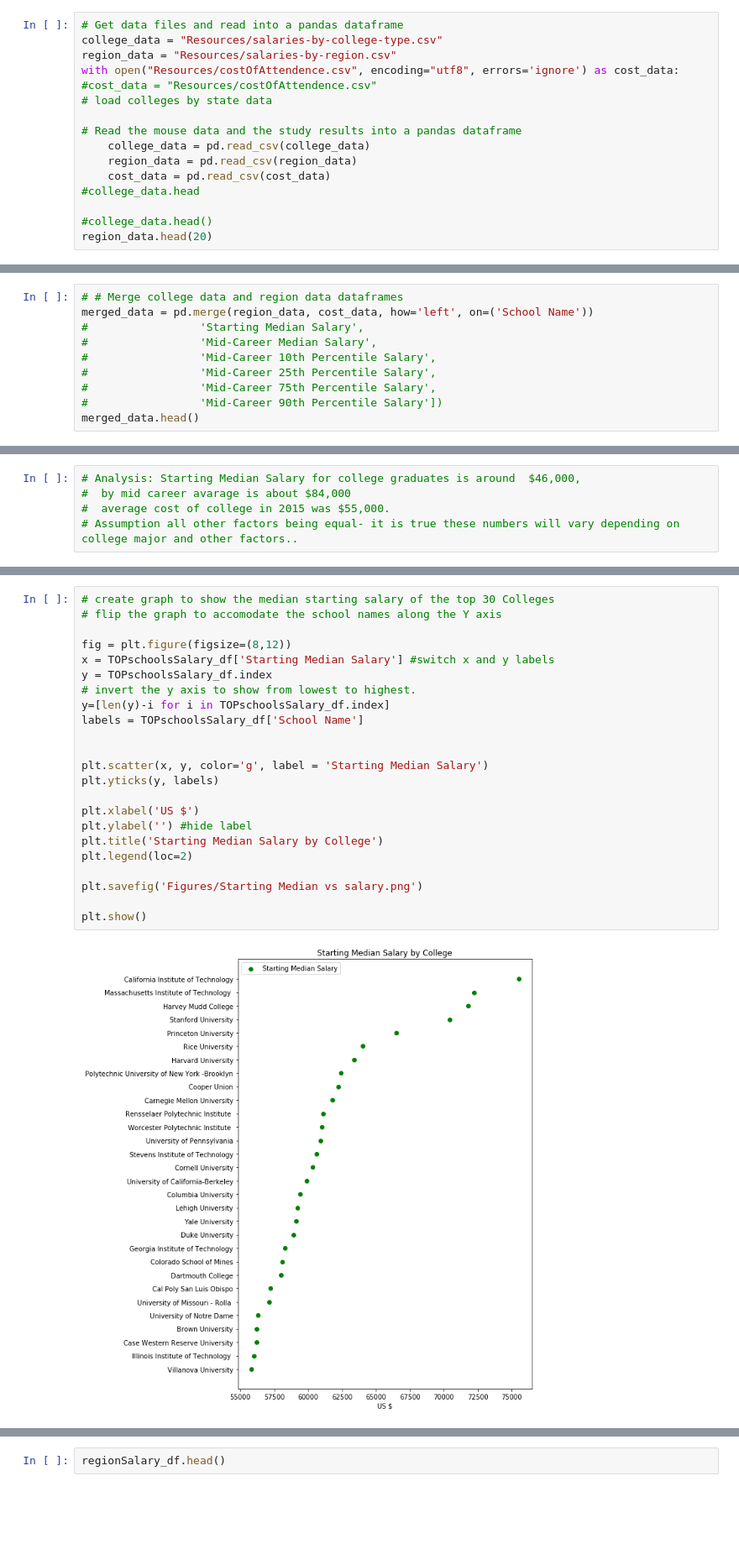
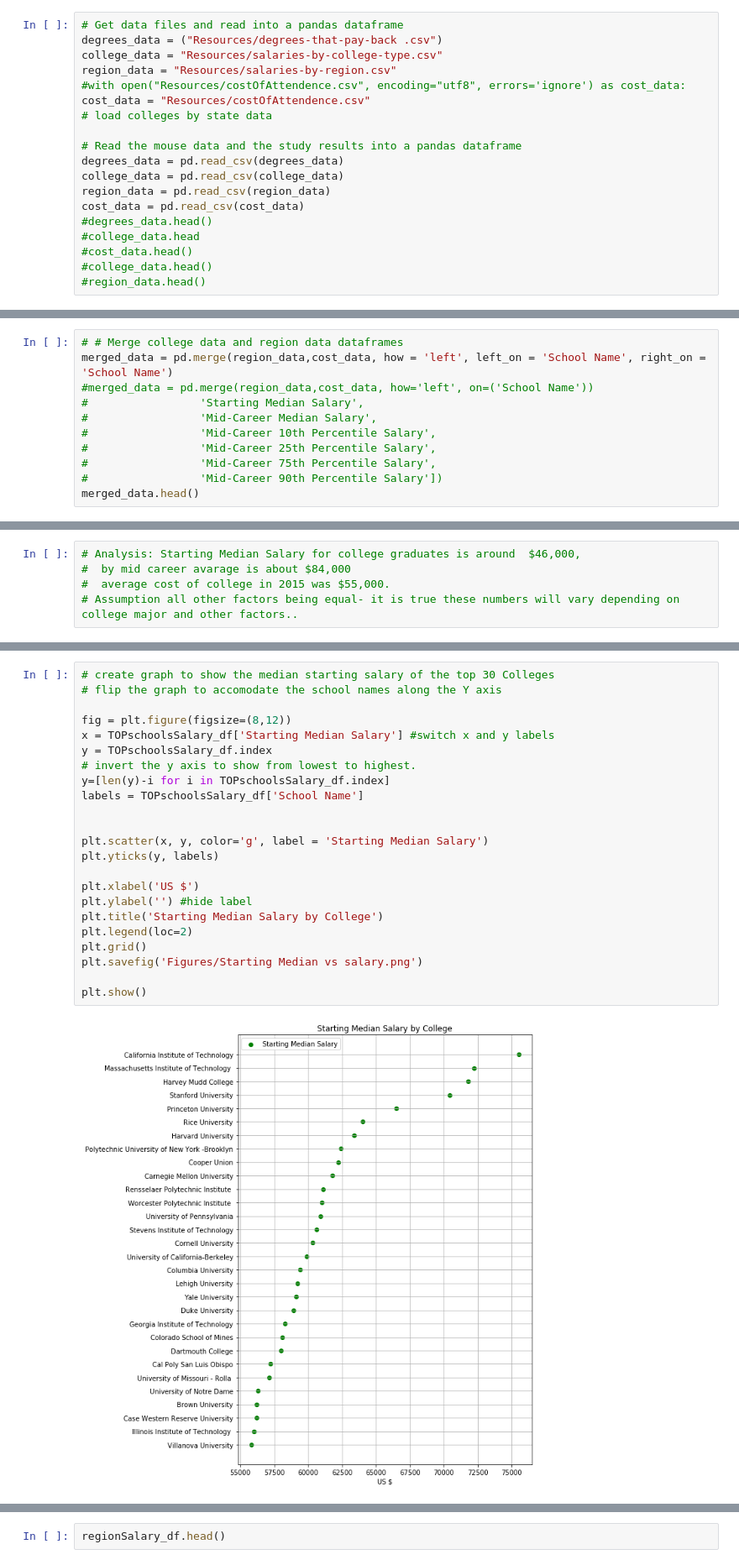
Before and after one commit to clkessler220/project-1-team-5, a Jupyter notebook: TeamProject1.ipynb, the cells around one changed output, grey strips where cells are left out. Shown at 84% size. Saved outputs shown, nothing was run; the diff lists cells and outputs as text; blank space fills up the shorter version.

```diff
--- a/TeamProject1.ipynb
+++ b/TeamProject1.ipynb
@@ -16,17 +21,20 @@ from scipy.stats import linregress
 ## Load Project Data
 # %%
 # Get data files and read into a pandas dataframe
+degrees_data = ("Resources/degrees-that-pay-back .csv")
 college_data = "Resources/salaries-by-college-type.csv"
 region_data = "Resources/salaries-by-region.csv"
-with open("Resources/costOfAttendence.csv", encoding="utf8", errors='ignore') as cost_data:
-#cost_data = "Resources/costOfAttendence.csv"
+#with open("Resources/costOfAttendence.csv", encoding="utf8", errors='ignore') as cost_data:
+cost_data = "Resources/costOfAttendence.csv"
 # load colleges by state data
 
 # Read the mouse data and the study results into a pandas dataframe
-    college_data = pd.read_csv(college_data)
-    region_data = pd.read_csv(region_data)
-    cost_data = pd.read_csv(cost_data)
+degrees_data = pd.read_csv(degrees_data)
+college_data = pd.read_csv(college_data)
+region_data = pd.read_csv(region_data)
+cost_data = pd.read_csv(cost_data)
+#degrees_data.head()
 #college_data.head
-
+#cost_data.head()
 #college_data.head()
-region_data.head(20)
+#region_data.head()
@@ -70,7 +51,8 @@ cost_data.head()
 | 4 | Albertus Magnus College | $47,302 | $46,528 |
 # %%
 # # Merge college data and region data dataframes
-merged_data = pd.merge(region_data, cost_data, how='left', on=('School Name'))
+merged_data = pd.merge(region_data,cost_data, how = 'left', left_on = 'School Name', right_on = 'School Name')
+#merged_data = pd.merge(region_data,cost_data, how='left', on=('School Name'))
 #                 'Starting Median Salary',
 #                 'Mid-Career Median Salary',
 #                 'Mid-Career 10th Percentile Salary',
@@ -234,27 +240,27 @@ TOPschoolsSalary_df
 # %%
 # create graph to show the median starting salary of the top 30 Colleges
 # flip the graph to accomodate the school names along the Y axis
 
 fig = plt.figure(figsize=(8,12))
 x = TOPschoolsSalary_df['Starting Median Salary'] #switch x and y labels
 y = TOPschoolsSalary_df.index
 # invert the y axis to show from lowest to highest.
 y=[len(y)-i for i in TOPschoolsSalary_df.index]
 labels = TOPschoolsSalary_df['School Name']
 
 
 plt.scatter(x, y, color='g', label = 'Starting Median Salary')
 plt.yticks(y, labels)
 
 plt.xlabel('US $')
 plt.ylabel('') #hide label
 plt.title('Starting Median Salary by College')
 plt.legend(loc=2)
-
+plt.grid()
 plt.savefig('Figures/Starting Median vs salary.png')
 
 plt.show()
 # %% [output]
-[figure, old version]
+[figure, new version]
 # %%
 # plotting the Mid Career salaries
```
Also changed, not shown: parts of 19 cells of this notebook, 5 other files.
